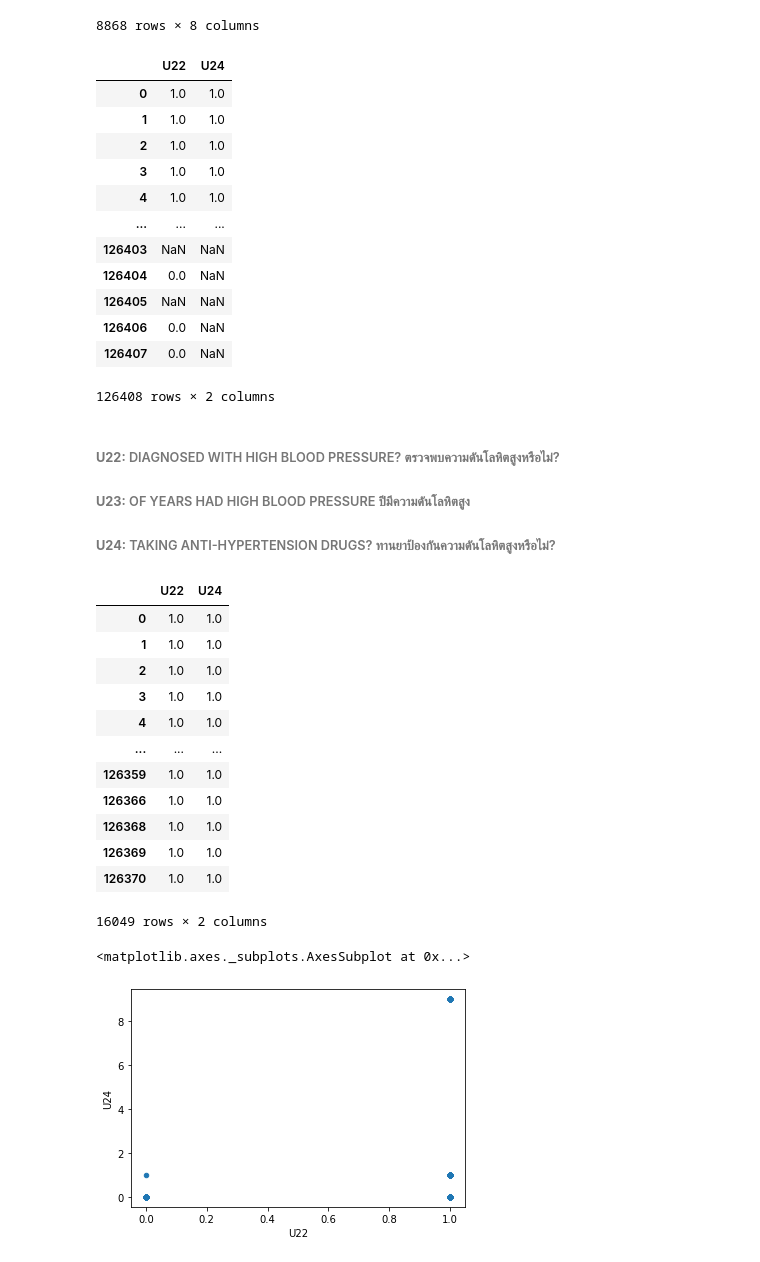
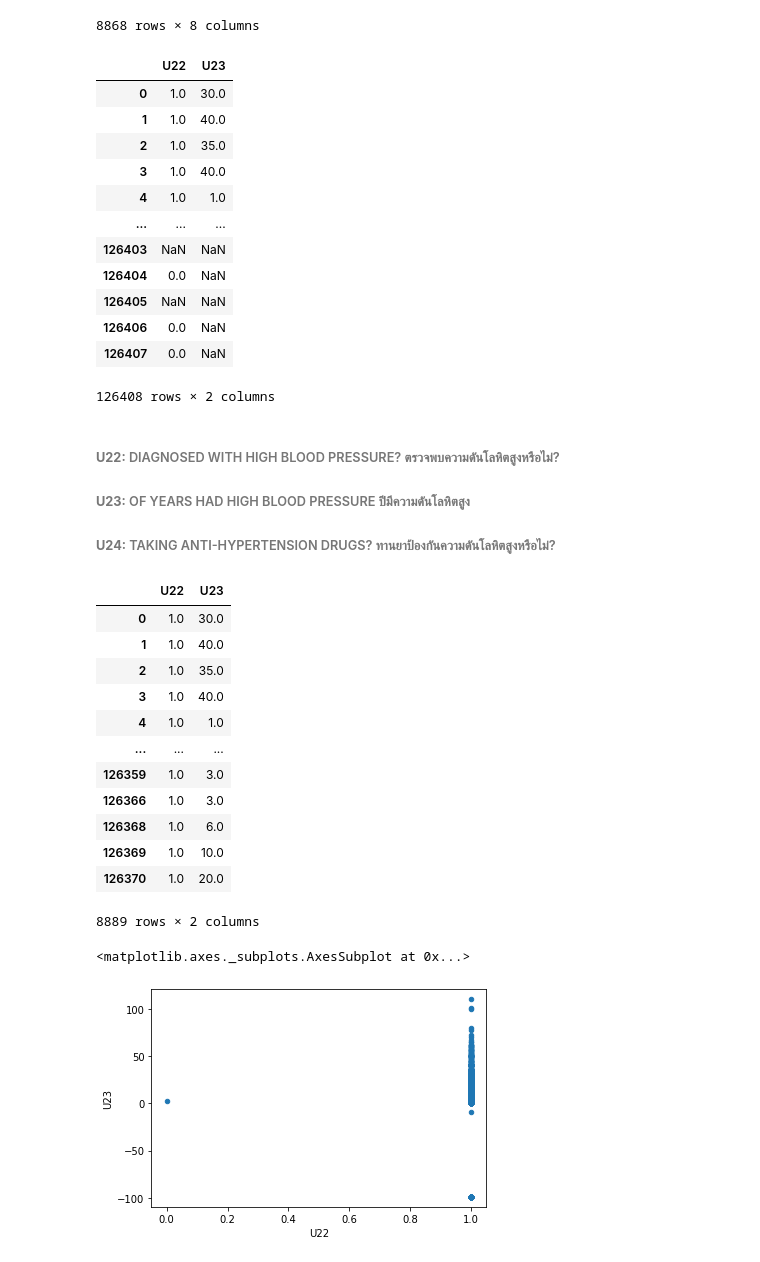
Before and after one commit to iam-fern/real_data, a Jupyter notebook: China_Health_and_Nutrition_Survey_(CHNS).ipynb, the cells around one changed output. Saved outputs shown, nothing was run; the diff lists cells and outputs as text; code cells hidden in the pictures.

```diff
--- a/China_Health_and_Nutrition_Survey_(CHNS).ipynb
+++ b/China_Health_and_Nutrition_Survey_(CHNS).ipynb
@@ -72,14 +72,14 @@ table
 | 126370 | 5.523040e+11 | NaN | 1.0 | 20.0 | 1.0 | 0.0 | NaN | NaN |
 8868 rows × 8 columns
 # %%
-table1 = df[['U22', 'U24']]
+table1 = df[['U22', 'U23']]
 table1
 # %% [output]
-|  | U22 | U24 |
-| 0 | 1.0 | 1.0 |
-| 1 | 1.0 | 1.0 |
-| 2 | 1.0 | 1.0 |
-| 3 | 1.0 | 1.0 |
+|  | U22 | U23 |
+| 0 | 1.0 | 30.0 |
+| 1 | 1.0 | 40.0 |
+| 2 | 1.0 | 35.0 |
+| 3 | 1.0 | 40.0 |
 | 4 | 1.0 | 1.0 |
 | ... | ... | ... |
 | 126403 | NaN | NaN |
@@ -97,21 +97,21 @@ table1
 table1 = table1.dropna()
 table1
 # %% [output]
-|  | U22 | U24 |
-| 0 | 1.0 | 1.0 |
-| 1 | 1.0 | 1.0 |
-| 2 | 1.0 | 1.0 |
-| 3 | 1.0 | 1.0 |
+|  | U22 | U23 |
+| 0 | 1.0 | 30.0 |
+| 1 | 1.0 | 40.0 |
+| 2 | 1.0 | 35.0 |
+| 3 | 1.0 | 40.0 |
 | 4 | 1.0 | 1.0 |
 | ... | ... | ... |
-| 126359 | 1.0 | 1.0 |
-| 126366 | 1.0 | 1.0 |
-| 126368 | 1.0 | 1.0 |
-| 126369 | 1.0 | 1.0 |
-| 126370 | 1.0 | 1.0 |
+| 126359 | 1.0 | 3.0 |
+| 126366 | 1.0 | 3.0 |
+| 126368 | 1.0 | 6.0 |
+| 126369 | 1.0 | 10.0 |
+| 126370 | 1.0 | 20.0 |
-16049 rows × 2 columns
+8889 rows × 2 columns
 # %%
-table1.plot(x ='U22', y='U24', kind = 'scatter')
+table1.plot(x ='U22', y='U23', kind = 'scatter')
 # %% [output]
 <matplotlib.axes._subplots.AxesSubplot at 0x...>
-[figure, old version]
+[figure, new version]
```
